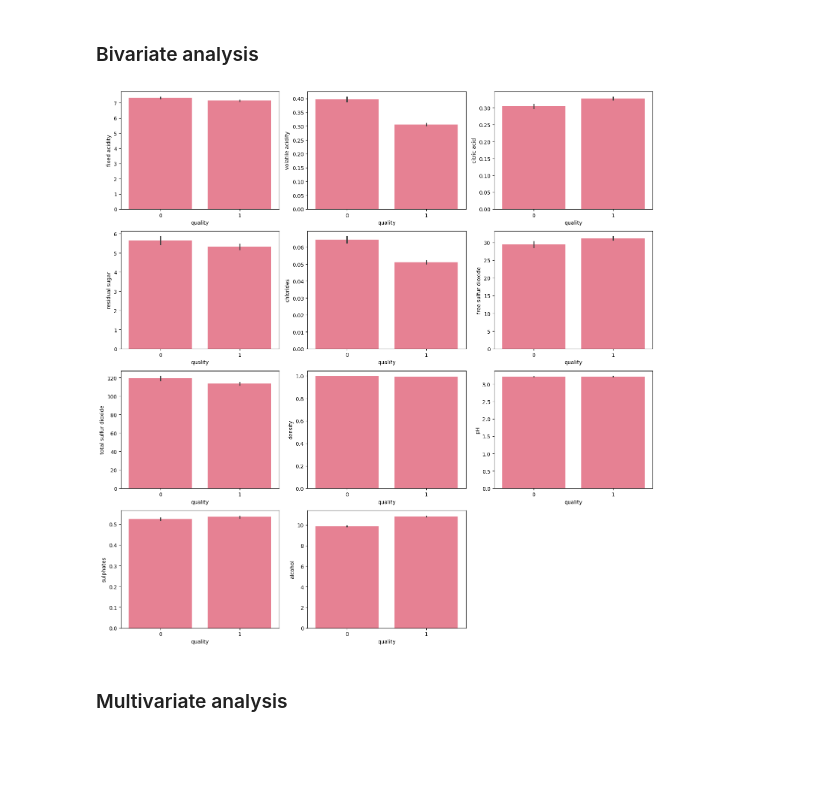
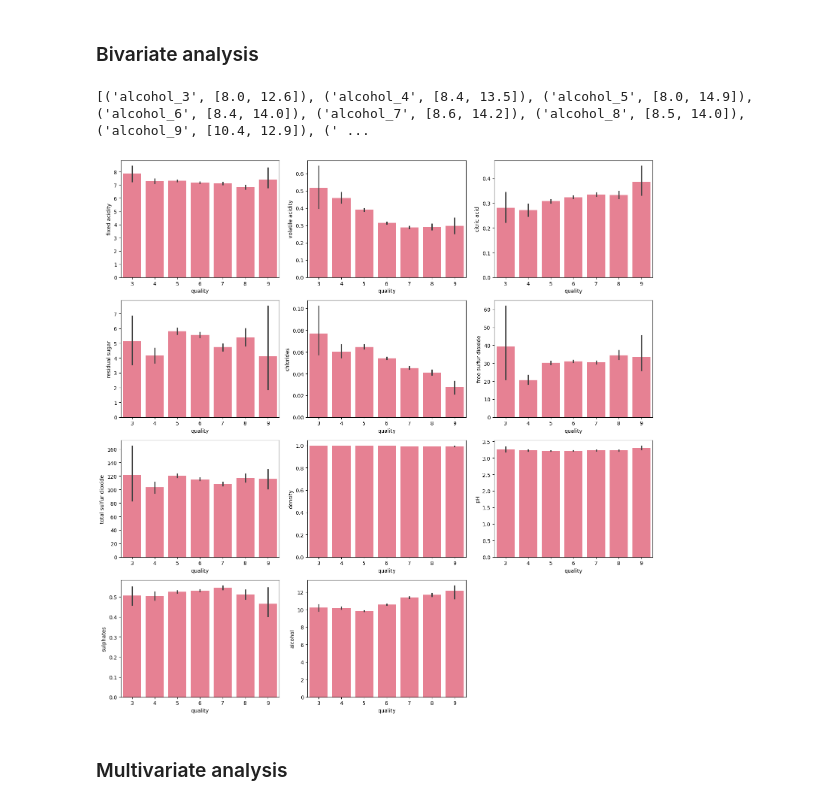
Before and after one commit to rezaqorbani/scalable-ml-and-dl-labs, a Jupyter notebook: lab1/wine/wine-eda-and-backfill-feature-group.ipynb, the cells around one changed output. Saved outputs shown, nothing was run; the diff lists cells and outputs as text; code cells hidden in the pictures; blank space fills up the shorter version.

```diff
--- a/lab1/wine/wine-eda-and-backfill-feature-group.ipynb
+++ b/lab1/wine/wine-eda-and-backfill-feature-group.ipynb
@@ -84,7 +84,7 @@ wine_df.describe()
 wine_df = wine_df.drop([ 'type'], axis=1)
 # %%
 # change the quality column to binary values 0 and 1 every value above 5 is good (1) and every value below 5 is bad (0)
-wine_df['quality'] = wine_df['quality'].apply(lambda x: 1 if x > 5 else 0)
+# wine_df['quality'] = wine_df['quality'].apply(lambda x: 1 if x > 5 else 0)
 # %% [markdown]
 ## Exploratory Data Analysis (EDA)
 # %% [markdown]
@@ -146,18 +148,23 @@ plt.show()
 # %% [markdown]
 ### Bivariate analysis
 # %%
-# sns.barplot(x='quality', y='alcohol', data=wine_df)
-# now do the same for the other columns plot every column against quality in the same plot
 fig, axs = plt.subplots(4, 3, figsize=(15, 15))
+
+feature_ranges = {}
 for i, col in enumerate(wine_df.columns):
     if col != 'quality':
+        for quality in wine_df['quality'].unique():
+            feature_ranges[col + '_' + str(quality)] = [wine_df[wine_df['quality'] == quality][col].min(), wine_df[wine_df['quality'] == quality][col].max()]
+
         sns.barplot(x='quality', y=col, data=wine_df, ax=axs[i//3, i%3])
 # remove the empty plot
+print(sorted(feature_ranges.items()))
 fig.delaxes(axs[3, 2])
 plt.tight_layout()
 plt.show()
 # %% [output]
+[('alcohol_3', [8.0, 12.6]), ('alcohol_4', [8.4, 13.5]), ('alcohol_5', [8.0, 14.9]), ('alcohol_6', [8.4, 14.0]), ('alcohol_7', [8.6, 14.2]), ('alcohol_8', [8.5, 14.0]), ('alcohol_9', [10.4, 12.9]), (' ...
-[figure, old version]
+[figure, new version]
 # %% [markdown]
 ### Multivariate analysis
 # %%
```
Also changed, not shown: parts of 3 cells of this notebook, 2 other files.
